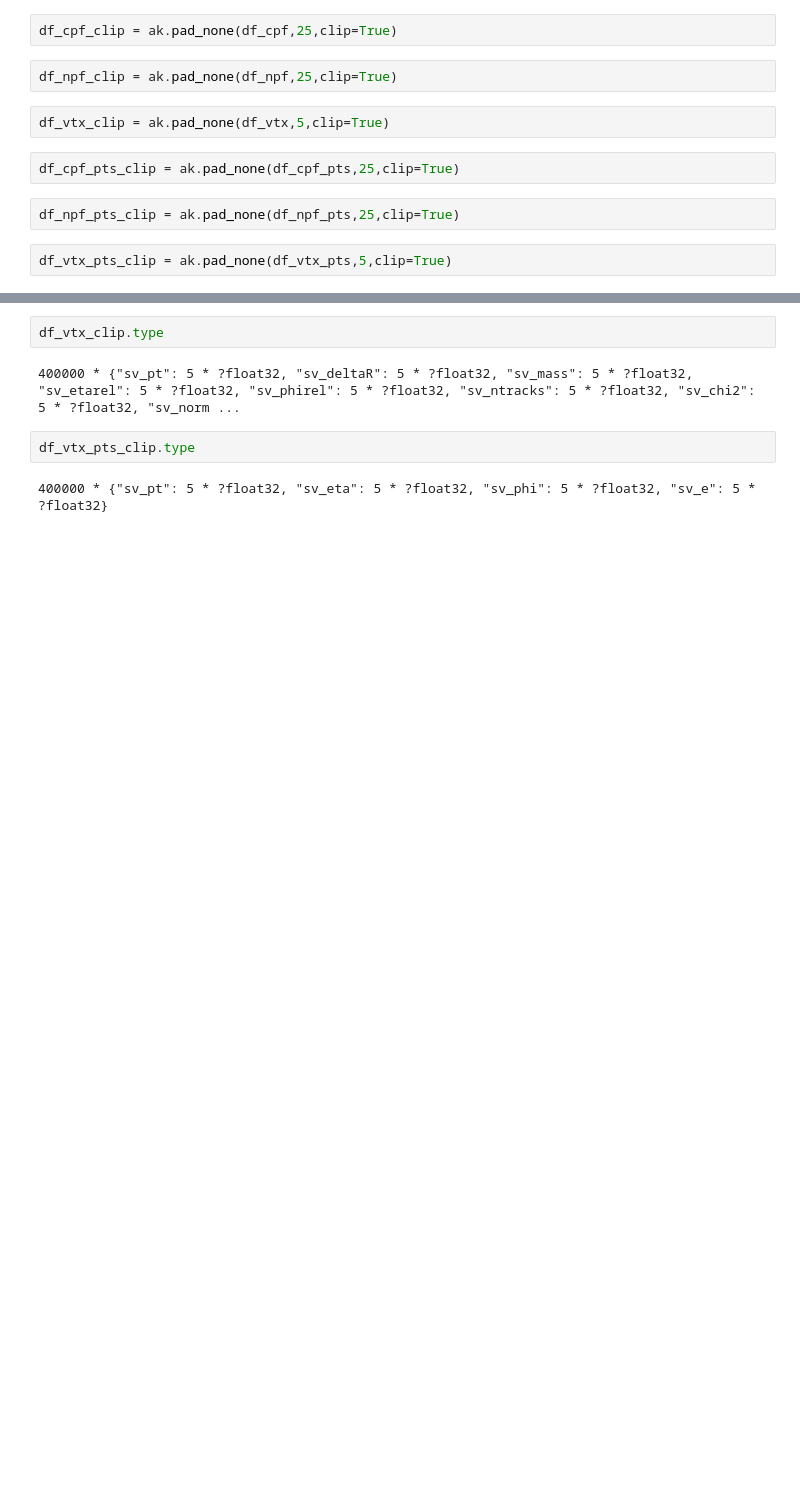
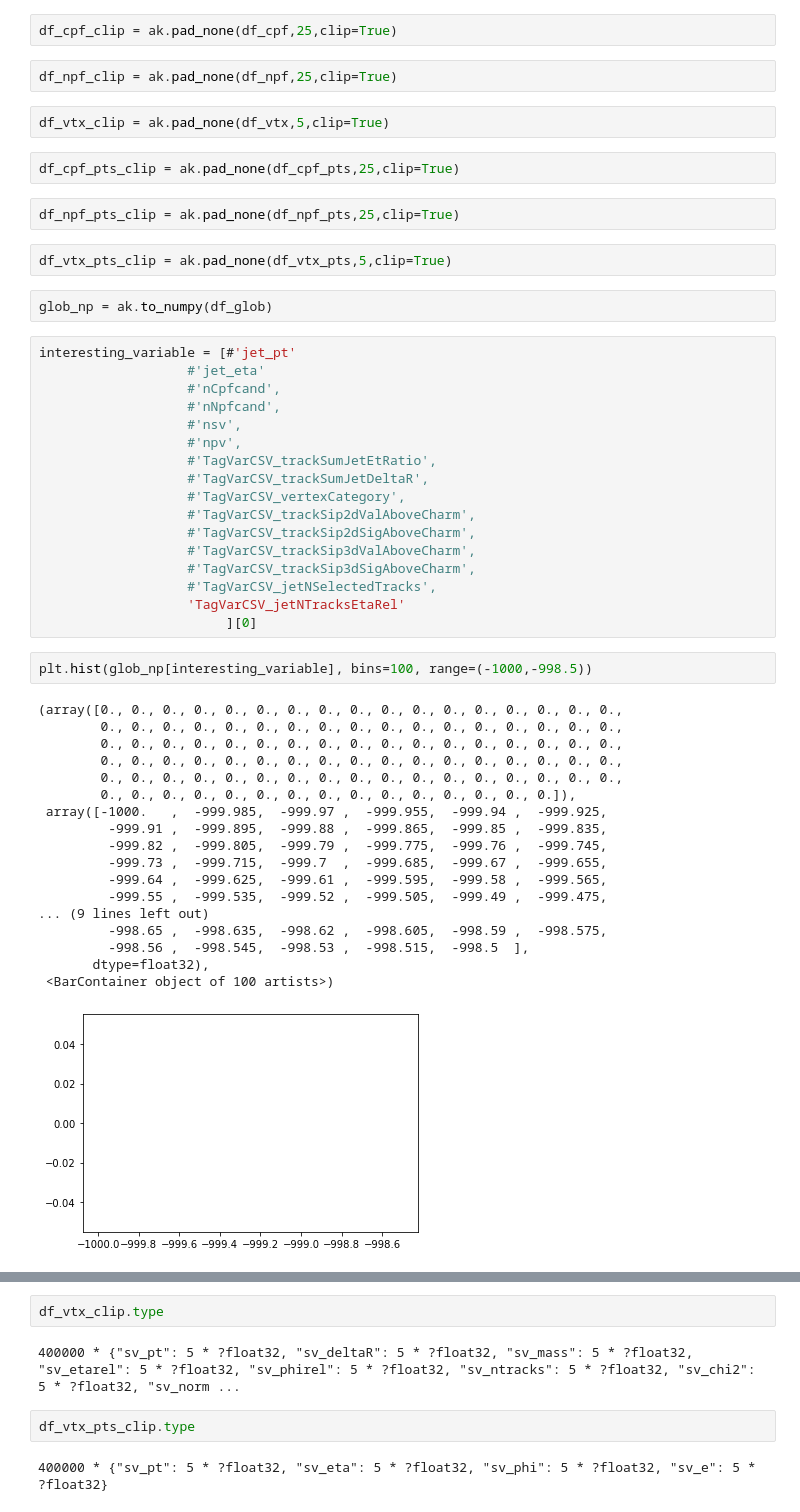
Before and after one commit to AnnikaStein/DeepJet, a Jupyter notebook: ParT/calculate_epsilon.ipynb, the cells around one changed output, grey strips where cells are left out. Drawn from its saved outputs; the diff is of its cells as text; blank space fills up the shorter version.

```diff
--- a/ParT/calculate_epsilon.ipynb
+++ b/ParT/calculate_epsilon.ipynb
@@ -167,3 +189,43 @@ df_cpf_pts_clip = ak.pad_none(df_cpf_pts,25,clip=True)
 df_npf_pts_clip = ak.pad_none(df_npf_pts,25,clip=True)
 # %%
 df_vtx_pts_clip = ak.pad_none(df_vtx_pts,5,clip=True)
+# %%
+glob_np = ak.to_numpy(df_glob)
+# %%
+interesting_variable = [#'jet_pt'
+                   #'jet_eta'
+                   #'nCpfcand',
+                   #'nNpfcand',
+                   #'nsv',
+                   #'npv',
+                   #'TagVarCSV_trackSumJetEtRatio',
+                   #'TagVarCSV_trackSumJetDeltaR',
+                   #'TagVarCSV_vertexCategory',
+                   #'TagVarCSV_trackSip2dValAboveCharm',
+                   #'TagVarCSV_trackSip2dSigAboveCharm',
+                   #'TagVarCSV_trackSip3dValAboveCharm',
+                   #'TagVarCSV_trackSip3dSigAboveCharm',
+                   #'TagVarCSV_jetNSelectedTracks',
+                   'TagVarCSV_jetNTracksEtaRel'
+                        ][0]
+# %%
+plt.hist(glob_np[interesting_variable], bins=100, range=(-1000,-998.5))
+# %% [output]
+(array([0., 0., 0., 0., 0., 0., 0., 0., 0., 0., 0., 0., 0., 0., 0., 0., 0.,
+        0., 0., 0., 0., 0., 0., 0., 0., 0., 0., 0., 0., 0., 0., 0., 0., 0.,
+        0., 0., 0., 0., 0., 0., 0., 0., 0., 0., 0., 0., 0., 0., 0., 0., 0.,
+        0., 0., 0., 0., 0., 0., 0., 0., 0., 0., 0., 0., 0., 0., 0., 0., 0.,
+        0., 0., 0., 0., 0., 0., 0., 0., 0., 0., 0., 0., 0., 0., 0., 0., 0.,
+        0., 0., 0., 0., 0., 0., 0., 0., 0., 0., 0., 0., 0., 0., 0.]),
+ array([-1000.   ,  -999.985,  -999.97 ,  -999.955,  -999.94 ,  -999.925,
+         -999.91 ,  -999.895,  -999.88 ,  -999.865,  -999.85 ,  -999.835,
+         -999.82 ,  -999.805,  -999.79 ,  -999.775,  -999.76 ,  -999.745,
+         -999.73 ,  -999.715,  -999.7  ,  -999.685,  -999.67 ,  -999.655,
+         -999.64 ,  -999.625,  -999.61 ,  -999.595,  -999.58 ,  -999.565,
+         -999.55 ,  -999.535,  -999.52 ,  -999.505,  -999.49 ,  -999.475,
+... (9 lines left out)
+         -998.65 ,  -998.635,  -998.62 ,  -998.605,  -998.59 ,  -998.575,
+         -998.56 ,  -998.545,  -998.53 ,  -998.515,  -998.5  ],
+       dtype=float32),
+ <BarContainer object of 100 artists>)
+[figure, added]
```
Also changed, not shown: parts of 126 cells of this notebook, 10 other files.
